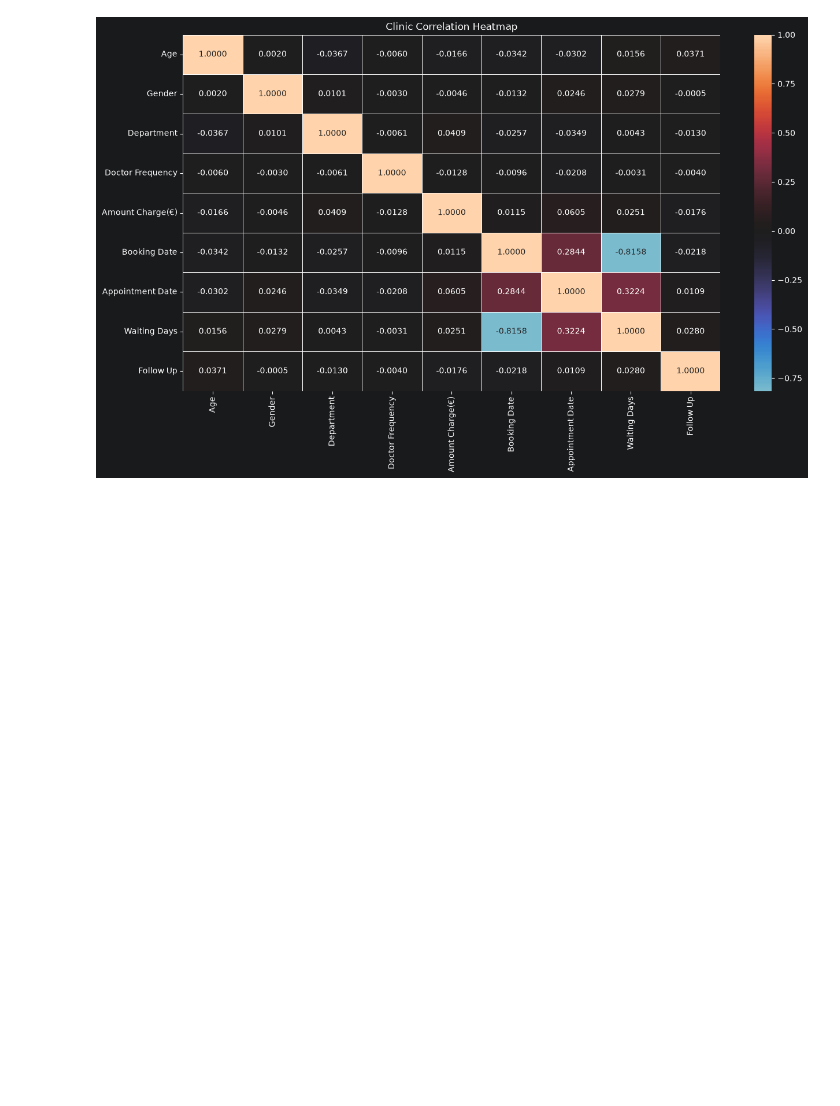
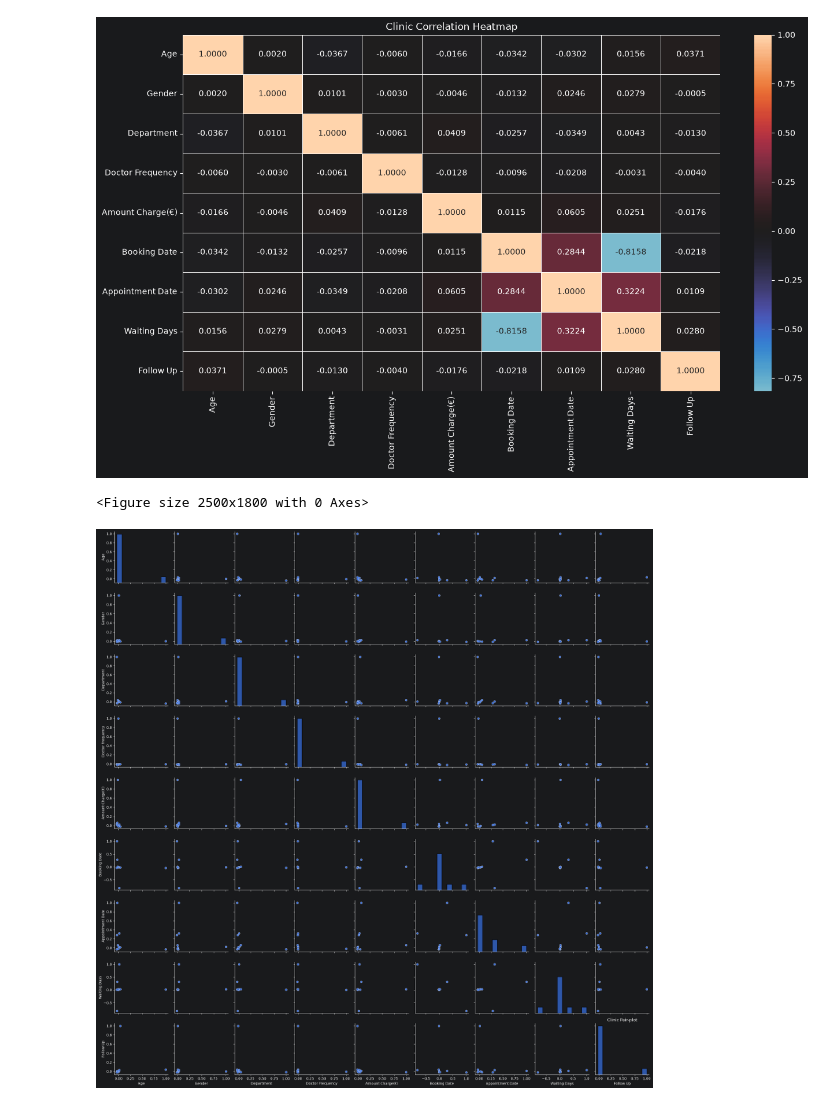
Before and after one commit to Thecular/ML-Practice-Projects, a Jupyter notebook: ML-Clinic.ipynb, the cells around one changed output. Drawn from its saved outputs; the diff is of its cells as text; code cells hidden in the pictures; blank space fills up the shorter version.

```diff
--- a/ML-Clinic.ipynb
+++ b/ML-Clinic.ipynb
@@ -457,4 +483,14 @@ plt.title('Clinic Correlation Heatmap')
 plt.show();
 # %% [output]
 [figure]
+# %%
+# Pair_plot for visualization
+plt.figure(figsize=(25,18))
+sns.pairplot(clinic_heatmap,diag_kind="hist",plot_kws={},diag_kws={"bins":10})
+plt.title("Clinic Pair-plot")
+plt.tight_layout()
+plt.show();
+# %% [output]
+<Figure size 2500x1800 with 0 Axes>
+[figure, added]
 # %%
```
Also changed, not shown: parts of 10 cells of this notebook, 1 other file.
